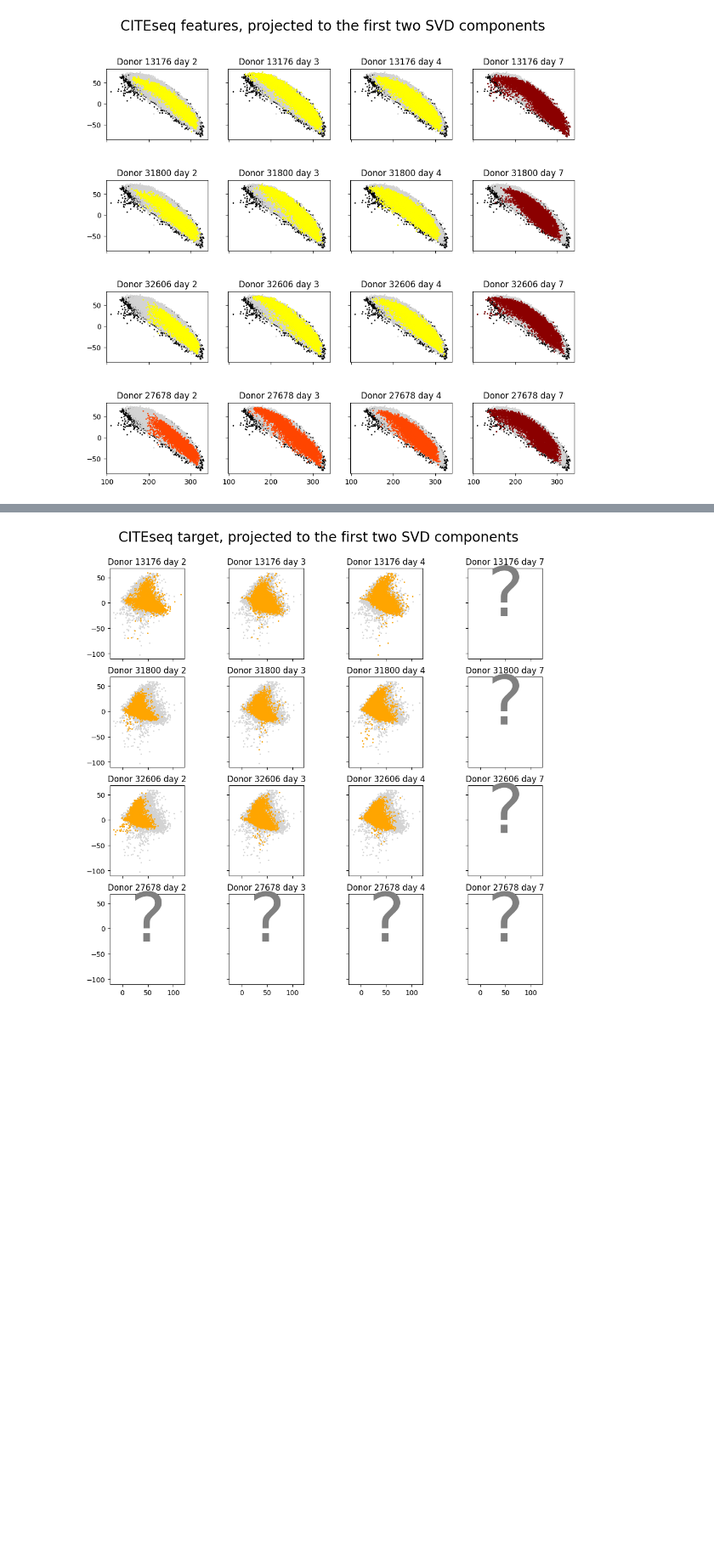
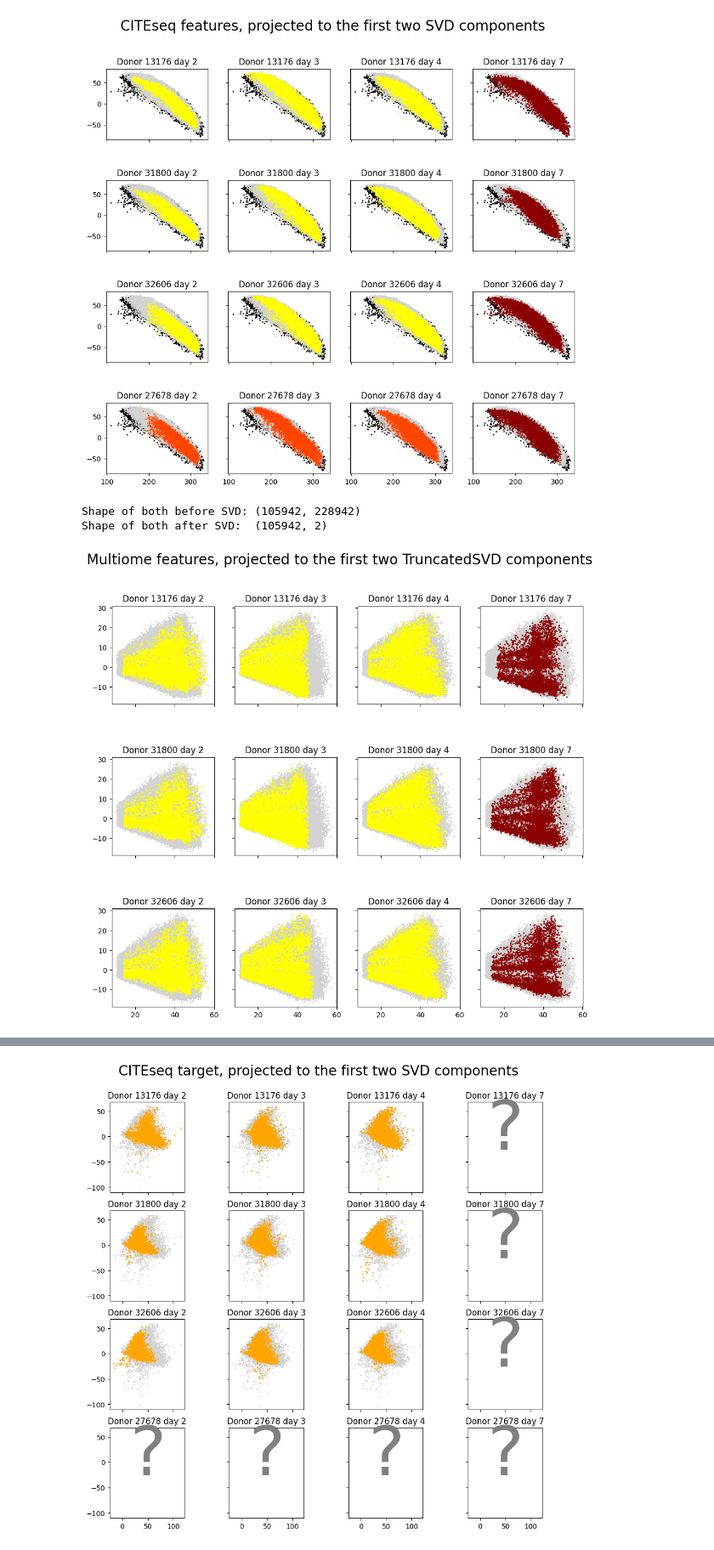
Before and after one commit to chrenx/mini-proj-nus, a Jupyter notebook: data_analysis.ipynb, the cells around one changed output, grey strips where cells are left out. Shown at 85% size. Saved outputs shown, nothing was run; the diff lists cells and outputs as text; code cells hidden in the pictures; blank space fills up the shorter version.

```diff
--- a/data_analysis.ipynb
+++ b/data_analysis.ipynb
@@ -348,6 +437,47 @@ plt.suptitle('CITEseq features, projected to the first two SVD components', y=0.
 plt.show()
 # %% [output]
 [figure]
+# %%
+from scipy.sparse import csr_matrix
+
+both = csr_matrix(df_multi_train_x)
+print(f"Shape of both before SVD: {both.shape}")
+
+# Project to two dimensions
+svd = TruncatedSVD(n_components=2, random_state=1)
+both = svd.fit_transform(both)
+print(f"Shape of both after SVD:  {both.shape}")
+
+# Separate train and test
+# X = both[:df_multi_train_x.shape[0]]
+# Xt = both[df_cite_train_x.shape[0]:]
+X = both
+# %% [output]
+Shape of both before SVD: (105942, 228942)
+Shape of both after SVD:  (105942, 2)
+# %%
+df_meta_multi = df_meta[df_meta.technology=="multiome"]
+cell_index = df_multi_train_x.index
+meta = df_meta_multi.set_index('cell_id').reindex(cell_index)
+# %%
+# Scatterplot for every day and donor
+_, axs = plt.subplots(3, 4, sharex=True, sharey=True, figsize=(12, 11))
+for donor, axrow in zip([13176, 31800, 32606], axs):
+    for day, ax in zip([2, 3, 4, 7], axrow):
+        # ax.scatter(Xt[:,0], Xt[:,1], s=1, c='k')
+        ax.scatter(X[:,0], X[:,1], s=1, c='lightgray')
+        if day != 7 and donor != 27678: # train
+            temp = X[(meta.donor == donor) & (meta.day == day)]
+            ax.scatter(temp[:,0], temp[:,1], s=1, c='yellow')
+        else: # test
+            temp = X[(meta.donor == donor) & (meta.day == day)]
+            ax.scatter(temp[:,0], temp[:,1], s=1, c='darkred' if day == 7 else 'orangered')
+        ax.set_title(f'Donor {donor} day {day}')
+        ax.set_aspect('equal')
+plt.suptitle('Multiome features, projected to the first two TruncatedSVD components', y=0.95, fontsize=20)
+plt.show()
+# %% [output]
+[figure, added]
 # %%
 df_cite_train_y = pd.read_hdf(FP_CITE_TRAIN_TARGETS)
 display(df_cite_train_y.head())
```
Also changed, not shown: parts of 4 cells of this notebook, 6 other files.
